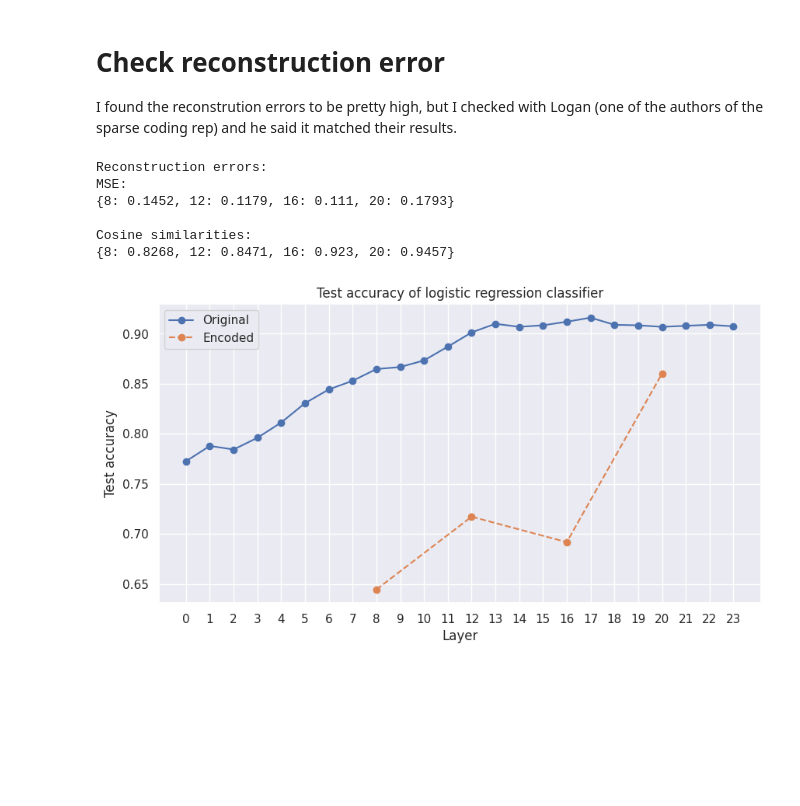
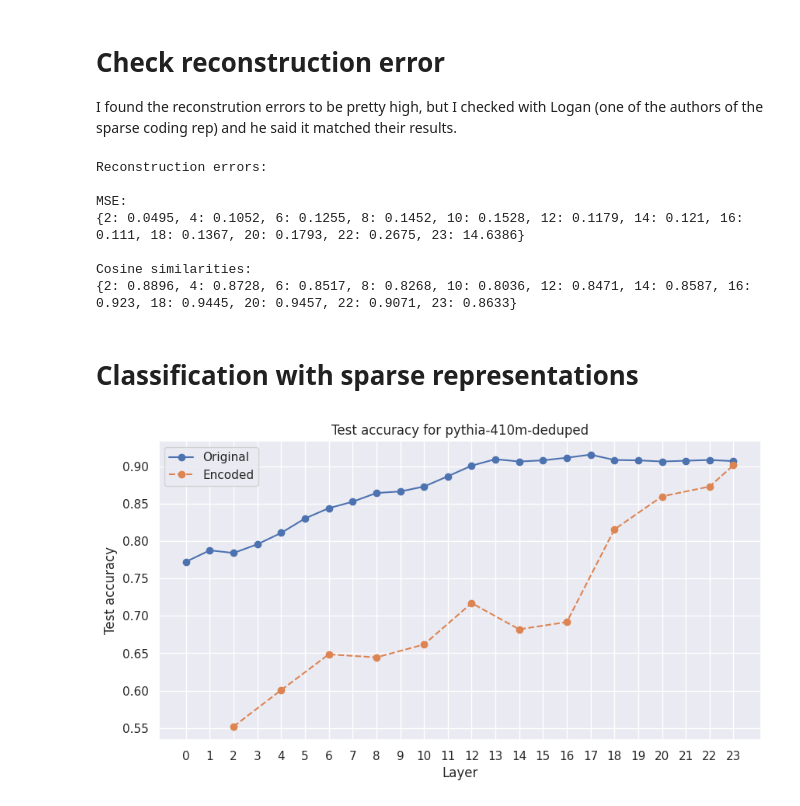
Before and after one commit to annahdo/classifying_sparse_representations, a Jupyter notebook: classifying_sparse_representations.ipynb, the cells around one changed output. Drawn from its saved outputs; the diff is of its cells as text; code cells hidden in the pictures; blank space fills up the shorter version.

```diff
--- a/classifying_sparse_representations.ipynb
+++ b/classifying_sparse_representations.ipynb
@@ -198,7 +190,7 @@ if model_name == 'pythia-70m-deduped':
     layer_ids = np.arange(1, 4)
     ending = "_r6"
 elif model_name == 'pythia-410m-deduped':
-    layer_ids = [8, 12, 16, 20]
+    layer_ids = [2, 4, 6, 8, 10, 12, 14, 16, 18, 20, 22, 23]
     ending = "_r4"
 
 autoencoders = {}
@@ -264,17 +256,20 @@ for layer in layer_ids:
     mse_errors[layer] = round(torch.mean((hidden_states_train[layer] - hidden_states_train_decoded[layer])**2).item(), 4)
     cosine_similarities[layer] = round(torch.mean(cosine_similarity(hidden_states_train[layer], hidden_states_train_decoded[layer])).item(), 4)
 print("Reconstruction errors:")
-print("MSE:")
+print("\nMSE:")
 print(mse_errors)
 print("\nCosine similarities:")
 print(cosine_similarities)
 # %% [output]
 Reconstruction errors:
+
 MSE:
-{8: 0.1452, 12: 0.1179, 16: 0.111, 20: 0.1793}
+{2: 0.0495, 4: 0.1052, 6: 0.1255, 8: 0.1452, 10: 0.1528, 12: 0.1179, 14: 0.121, 16: 0.111, 18: 0.1367, 20: 0.1793, 22: 0.2675, 23: 14.6386}
 
 Cosine similarities:
-{8: 0.8268, 12: 0.8471, 16: 0.923, 20: 0.9457}
+{2: 0.8896, 4: 0.8728, 6: 0.8517, 8: 0.8268, 10: 0.8036, 12: 0.8471, 14: 0.8587, 16: 0.923, 18: 0.9445, 20: 0.9457, 22: 0.9071, 23: 0.8633}
+# %% [markdown]
+# Classification with sparse representations
 # %%
 # make numpy arrays
 for layer in layer_ids:
@@ -288,16 +283,16 @@ test_accs_encoded = logistic_regression(hidden_states_train_encoded, hidden_stat
 # %%
 # plot both, the original and the encoded accuracies
 sns.set_theme()
 plt.figure(figsize=(10, 5))
 # plot values over keys
 plt.plot(list(test_accs.keys()), list(test_accs.values()), label="Original", marker='o')
 plt.plot(list(test_accs_encoded.keys()), list(test_accs_encoded.values()), label="Encoded", linestyle='dashed', marker='o')
 plt.xlabel("Layer")
 plt.ylabel("Test accuracy")
-plt.title("Test accuracy of logistic regression classifier")
+plt.title(f"Test accuracy for {model_name}")
 plt.xticks(ticks=list(test_accs.keys()))  # Set x-ticks to only where you have keys
 plt.legend()
 plt.savefig(f"{model_name}_accs.png")
 plt.show()
 # %% [output]
-[figure, old version]
+[figure, new version]
```
Also changed, not shown: parts of 6 cells of this notebook.
